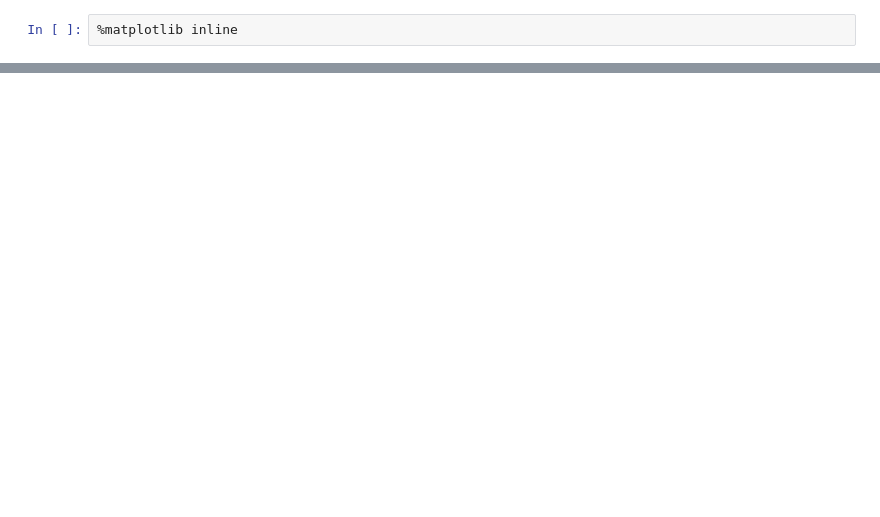
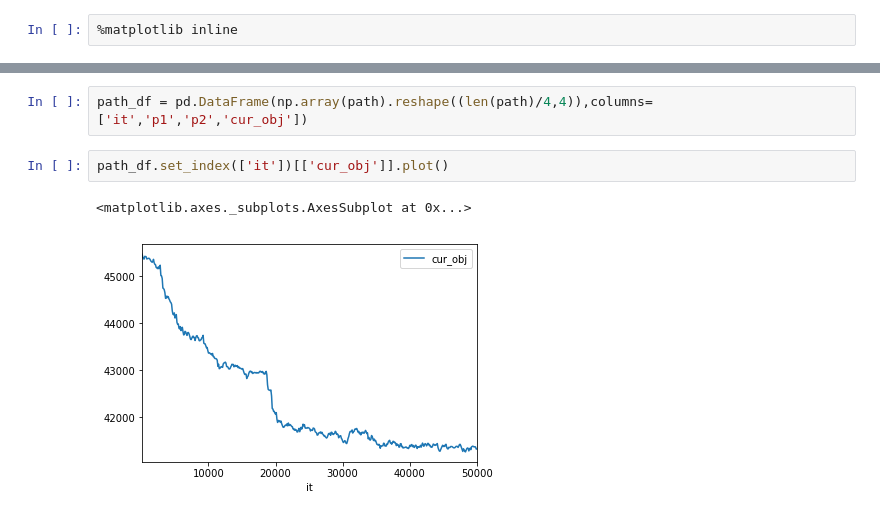
Before and after one commit to rguillemot/discrete_optimization, a Jupyter notebook: week4_tsp/tsp2.ipynb, the cells around one changed output, grey strips where cells are left out. Saved outputs shown, nothing was run; the diff lists cells and outputs as text; blank space fills up the shorter version.

```diff
--- a/week4_tsp/tsp2.ipynb
+++ b/week4_tsp/tsp2.ipynb
@@ -60,0 +82,7 @@ solver.plot_sol(data,opt_sol)
+# %%
+path_df = pd.DataFrame(np.array(path).reshape((len(path)/4,4)),columns=['it','p1','p2','cur_obj'])
+# %%
+path_df.set_index(['it'])[['cur_obj']].plot()
+# %% [output]
+<matplotlib.axes._subplots.AxesSubplot at 0x...>
+[figure, added]
```
Also changed, not shown: parts of 12 cells of this notebook, 5 other files.
